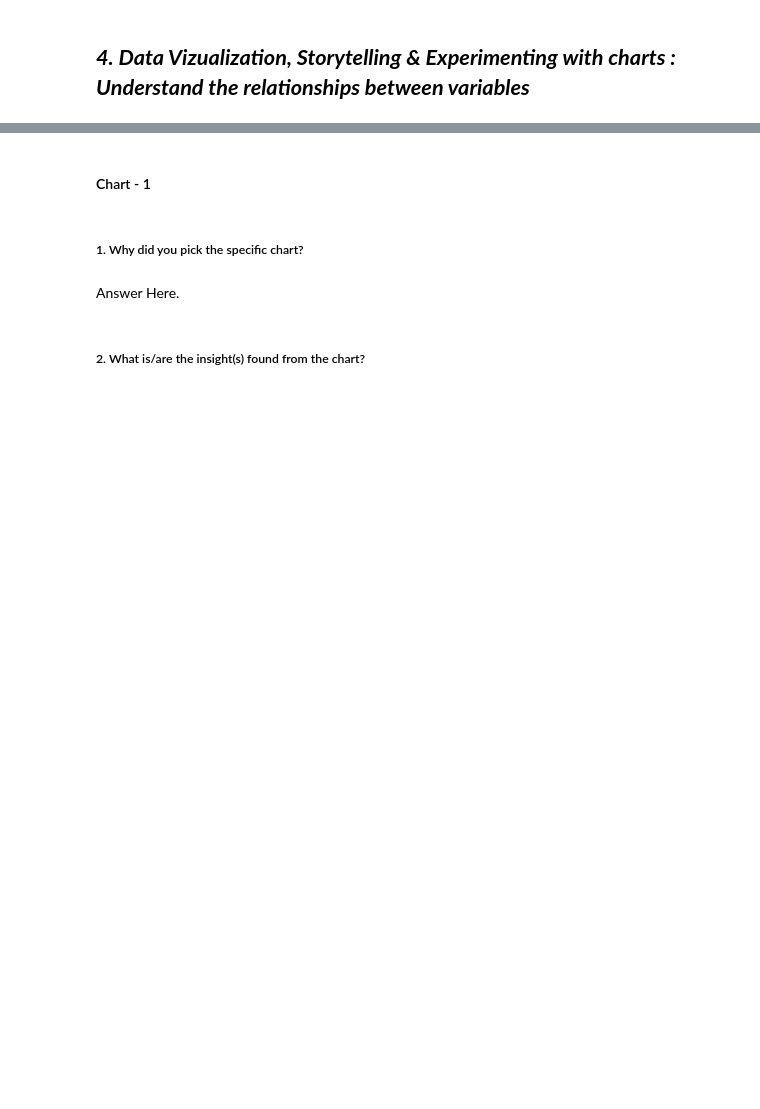
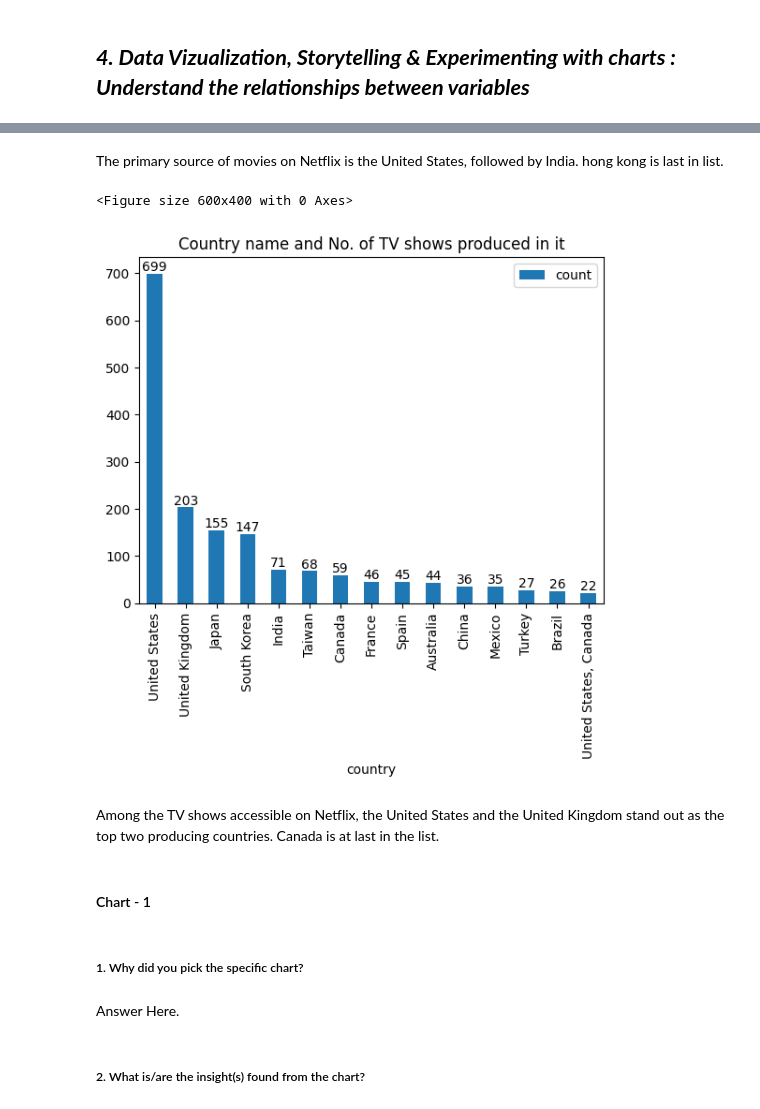
Before and after one commit to KiranKokateGitHub/Netflix-Movies-and-TV-Shows-Clustering_UnsupervisedML, a Jupyter notebook: Kiran_unsupervisedML.ipynb, the cells around one changed output, grey strips where cells are left out. Saved outputs shown, nothing was run; the diff lists cells and outputs as text; code cells hidden in the pictures; blank space fills up the shorter version.

```diff
--- a/Kiran_unsupervisedML.ipynb
+++ b/Kiran_unsupervisedML.ipynb
@@ -521,2 +606,6 @@ plt.show()
 # %% [markdown]
 ## ***4. Data Vizualization, Storytelling & Experimenting with charts : Understand the relationships between variables***
+# %%
+# Let's Create new data frame that having all TV shows
+tvdf = nfdf[nfdf.type=='TV Show']
+tvdf.head()
@@ -523,3 +720,29 @@ plt.show()
+# %% [markdown]
+The primary source of movies on Netflix is the United States, followed by India. hong kong is last in list.
+# %%
+# Let's find the country in which maximun TV shows are produced.
+
+# Now create a dataframe as 'tv_ctry_df'.
+tv_ctry_df = pd.DataFrame(tvdf.groupby(by='country').size()).sort_values(by= 0, ascending = False)
+tv_ctry_df.rename(columns={0:'count'}, inplace=True)
+
+# Let's remove the fied where the country data is not available
+tv_ctry_df = tv_ctry_df[tv_ctry_df.index != 'Country Unavailable']
+
+plt.figure(figsize=(6,4))
+
+# Let's plot bar graph for top 15 countries.
+ax = tv_ctry_df.head(15).plot(kind='bar')
+
+plt.title('Country name and No. of TV shows produced in it')
+ax.bar_label(ax.containers[0])
+
+plt.show()
+# %% [output]
+<Figure size 600x400 with 0 Axes>
+[figure, added]
+# %% [markdown]
+Among the TV shows accessible on Netflix, the United States and the United Kingdom stand out as the top two producing countries. Canada is at last in the list.
 # %% [markdown]
 #### Chart - 1
 # %%
```
Also changed, not shown: parts of 22 cells of this notebook.
